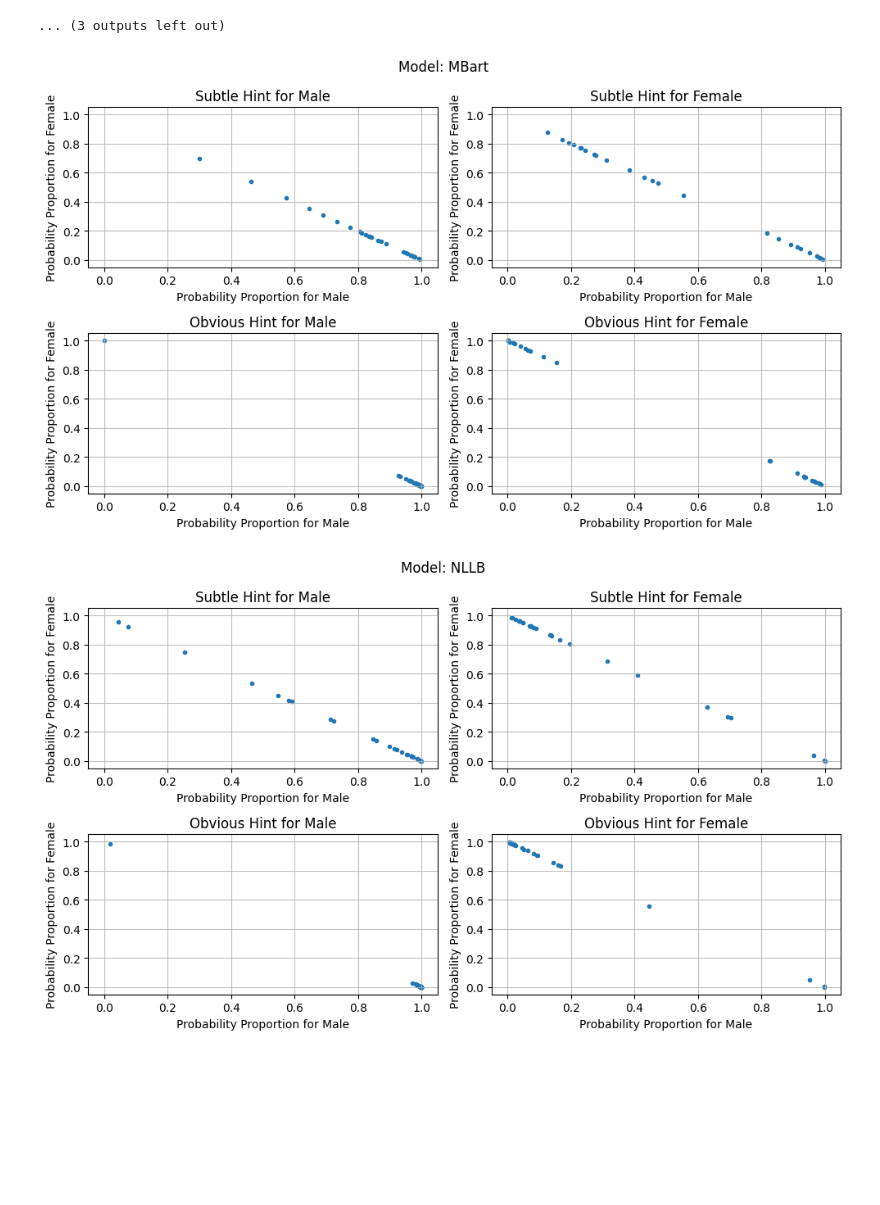
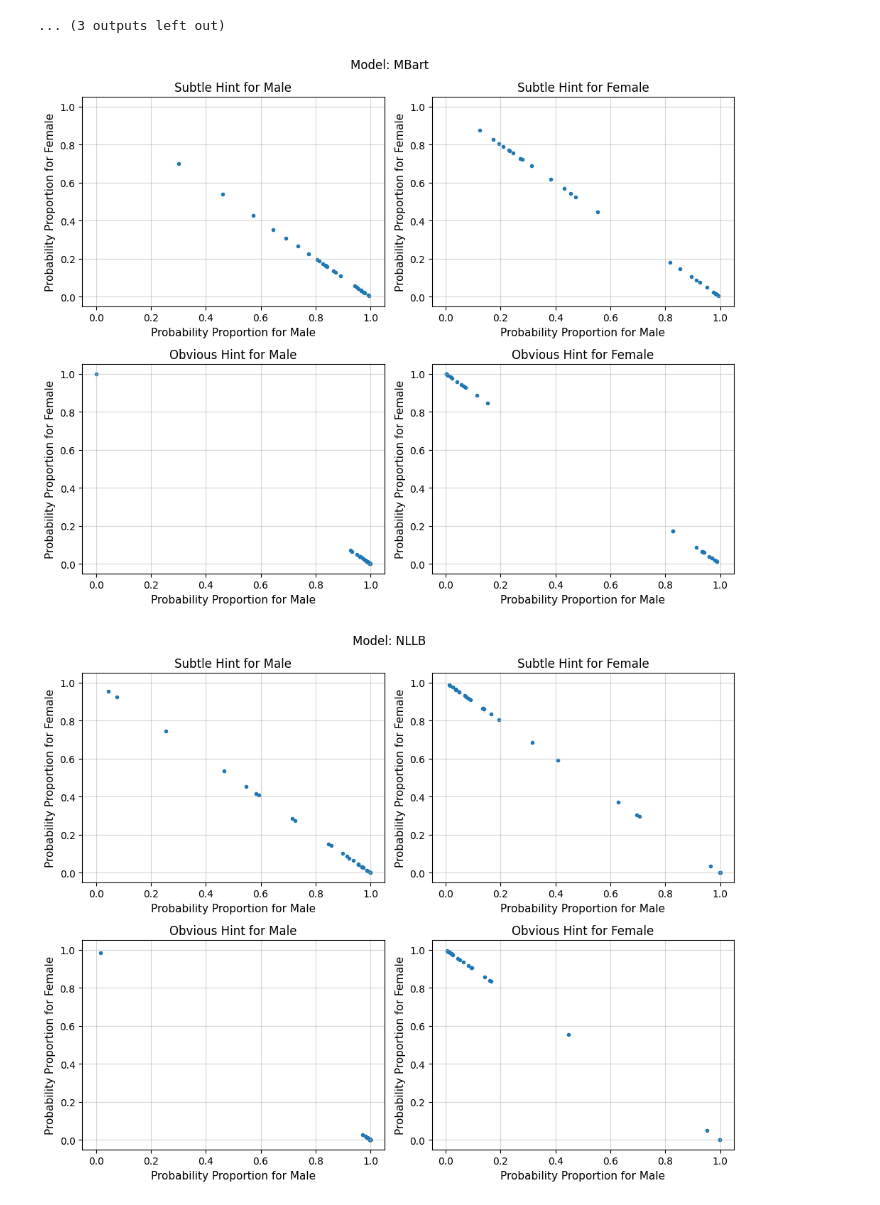
Before and after one commit to RcwYuen/ucl-comp0087-snlp-cw, a Jupyter notebook: to_excel.ipynb, the cells around one changed output. Cells and saved outputs as stored; diff of their text form; code cells hidden in the pictures; blank space fills up the shorter version.

```diff
--- a/to_excel.ipynb
+++ b/to_excel.ipynb
@@ -81,7 +81,7 @@ def getvals(model, title = None):
         plt.ylabel("Probability Proportion for Female")
         plt.xlim((-0.05, 1.05))
         plt.ylim((-0.05, 1.05))
-        plt.grid(alpha = 0.8)
+        plt.grid(alpha = 0.5)
         plt.show()
 
 getvals("mbart", title = "MBart")
@@ -116,36 +116,36 @@ def getvals(model, title = None):
     dfs = pd.read_excel(file, sheet_name=sheets)
     titles = {
         "obv (M)": "Obvious Hint for Male",
         "obv (F)": "Obvious Hint for Female",
         "nohints": "No Hint",
         "hints (M)": "Subtle Hint for Male",
         "hints (F)": "Subtle Hint for Female",
     }
-    fig, axs = plt.subplots(nrows = 2, ncols = 2, figsize = (10, 6))
+    fig, axs = plt.subplots(nrows = 2, ncols = 2, figsize = (10, 8))
     pos = 0
     for sheetname, sheet in dfs.items():
         if sheetname == "nohints":
             continue
 
         df = pd.DataFrame()
         df["Male"] = sheet[[i for i in sheet.columns if "Male" in i]].mean(axis = 1)
         df["Female"] = sheet[[i for i in sheet.columns if "Female" in i]].mean(axis = 1)
+        axs[pos // 2, pos % 2].grid(alpha = 0.5)
         axs[pos // 2, pos % 2].scatter(df["Male"], df["Female"], marker = ".")
         axs[pos // 2, pos % 2].set_title(titles[sheetname])
-        axs[pos // 2, pos % 2].set_xlabel("Probability Proportion for Male")
-        axs[pos // 2, pos % 2].set_ylabel("Probability Proportion for Female")
+        axs[pos // 2, pos % 2].set_xlabel("Probability Proportion for Male",   fontsize = 11)
+        axs[pos // 2, pos % 2].set_ylabel("Probability Proportion for Female", fontsize = 11)
         axs[pos // 2, pos % 2].set_xlim((-0.05, 1.05))
         axs[pos // 2, pos % 2].set_ylim((-0.05, 1.05))
-        axs[pos // 2, pos % 2].grid(alpha = 0.8)
         pos += 1
 
     plt.suptitle(f"Model: {title}")
     plt.tight_layout()
     plt.show()
 
 getvals("mbart", title = "MBart")
 getvals("nllb", title = "NLLB")
 getvals("m2m-100", title = "M2M-100")
 # %% [output]
-[figure, old version]
+[figure, new version]
-[figure, old version]
+[figure, new version]
```
Also changed, not shown: parts of 1 cell of this notebook.
